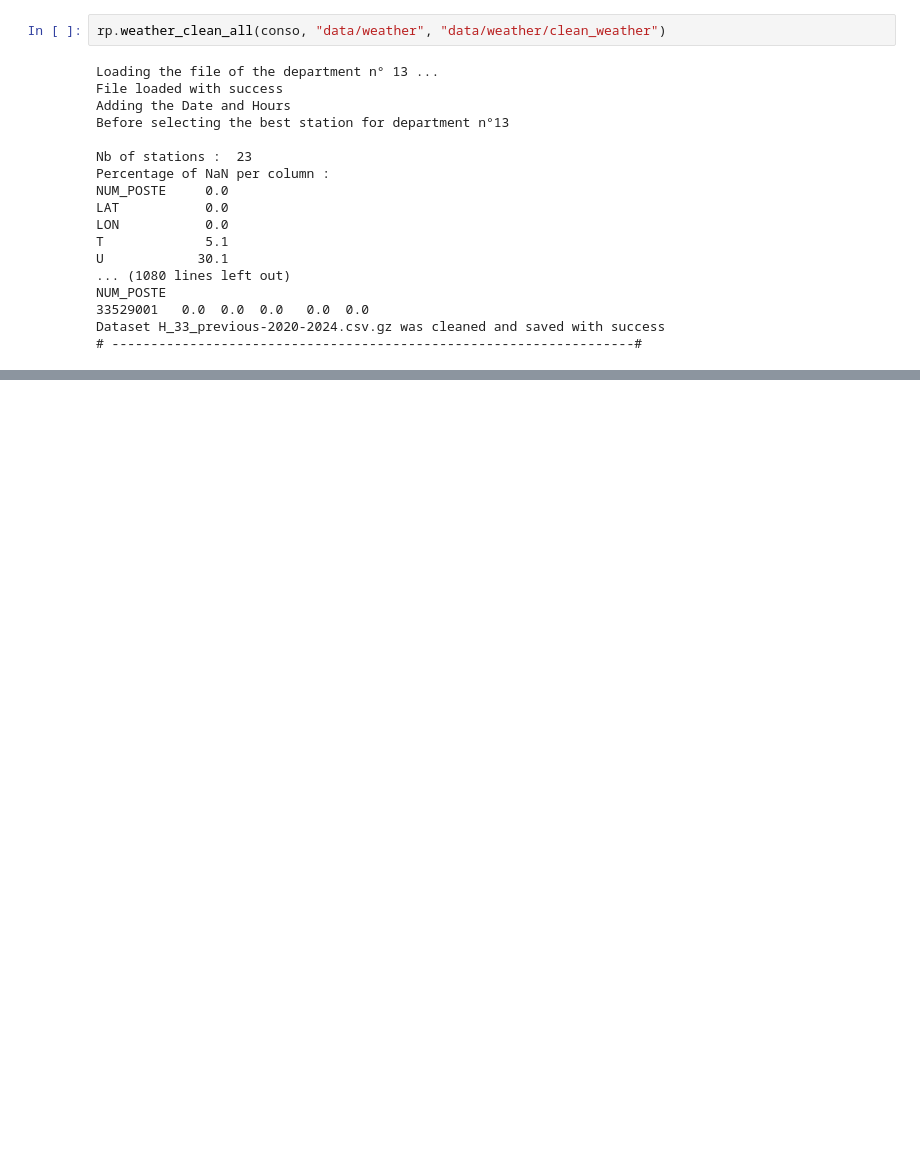
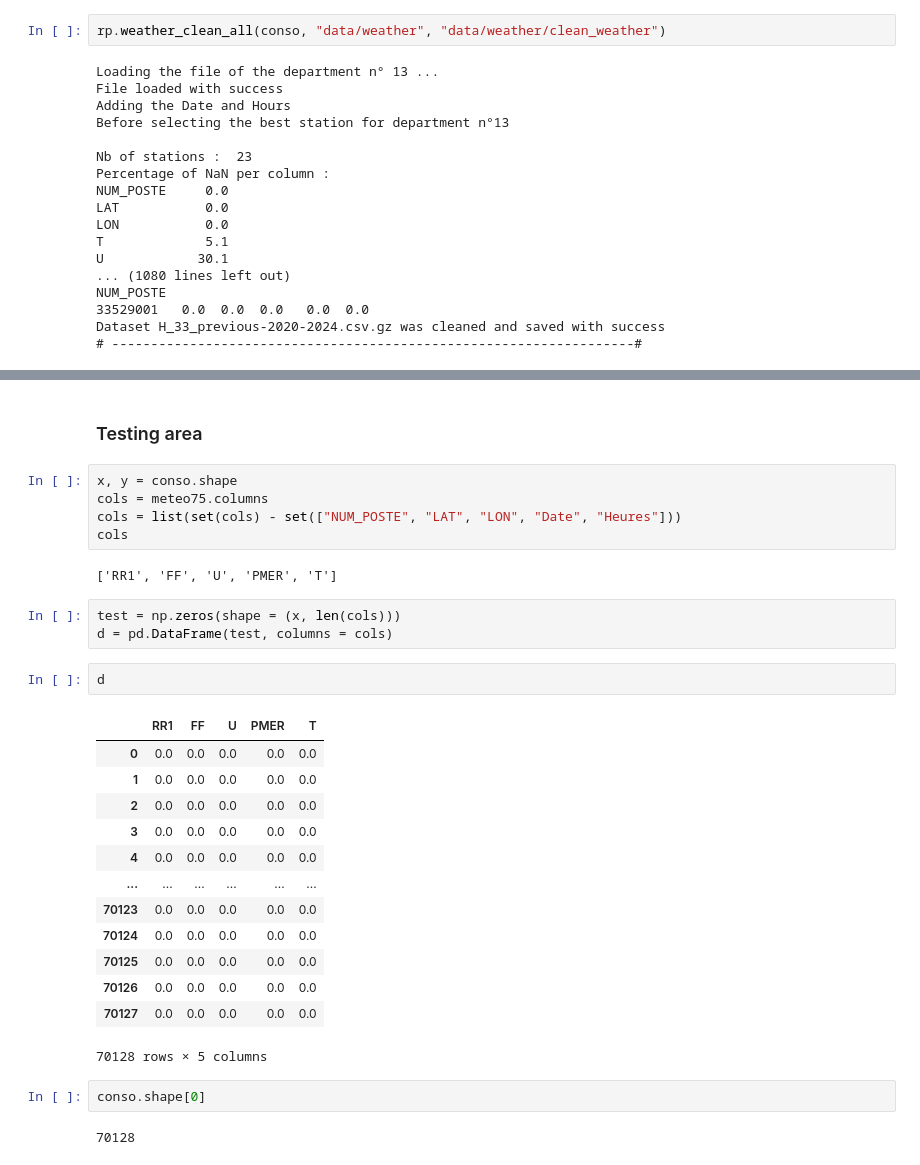
Before and after one commit to Marwane-ELM/energy_peak_prediction_fr, a Jupyter notebook: data_exploration.ipynb, the cells around one changed output, grey strips where cells are left out. Saved outputs shown, nothing was run; the diff lists cells and outputs as text; blank space fills up the shorter version.

```diff
--- a/data_exploration.ipynb
+++ b/data_exploration.ipynb
@@ -1061,0 +1074,32 @@ re.findall(r'\d+', bs)
+# %% [markdown]
+### Testing area
+# %%
+x, y = conso.shape
+cols = meteo75.columns
+cols = list(set(cols) - set(["NUM_POSTE", "LAT", "LON", "Date", "Heures"]))
+cols
+# %% [output]
+['RR1', 'FF', 'U', 'PMER', 'T']
+# %%
+test = np.zeros(shape = (x, len(cols)))
+d = pd.DataFrame(test, columns = cols)
+# %%
+d
+# %% [output]
+|  | RR1 | FF | U | PMER | T |
+| 0 | 0.0 | 0.0 | 0.0 | 0.0 | 0.0 |
+| 1 | 0.0 | 0.0 | 0.0 | 0.0 | 0.0 |
+| 2 | 0.0 | 0.0 | 0.0 | 0.0 | 0.0 |
+| 3 | 0.0 | 0.0 | 0.0 | 0.0 | 0.0 |
+| 4 | 0.0 | 0.0 | 0.0 | 0.0 | 0.0 |
+| ... | ... | ... | ... | ... | ... |
+| 70123 | 0.0 | 0.0 | 0.0 | 0.0 | 0.0 |
+| 70124 | 0.0 | 0.0 | 0.0 | 0.0 | 0.0 |
+| 70125 | 0.0 | 0.0 | 0.0 | 0.0 | 0.0 |
+| 70126 | 0.0 | 0.0 | 0.0 | 0.0 | 0.0 |
+| 70127 | 0.0 | 0.0 | 0.0 | 0.0 | 0.0 |
+70128 rows × 5 columns
+# %%
+conso.shape[0]
+# %% [output]
+70128
```
Also changed, not shown: parts of 18 cells of this notebook, 1 other file.
